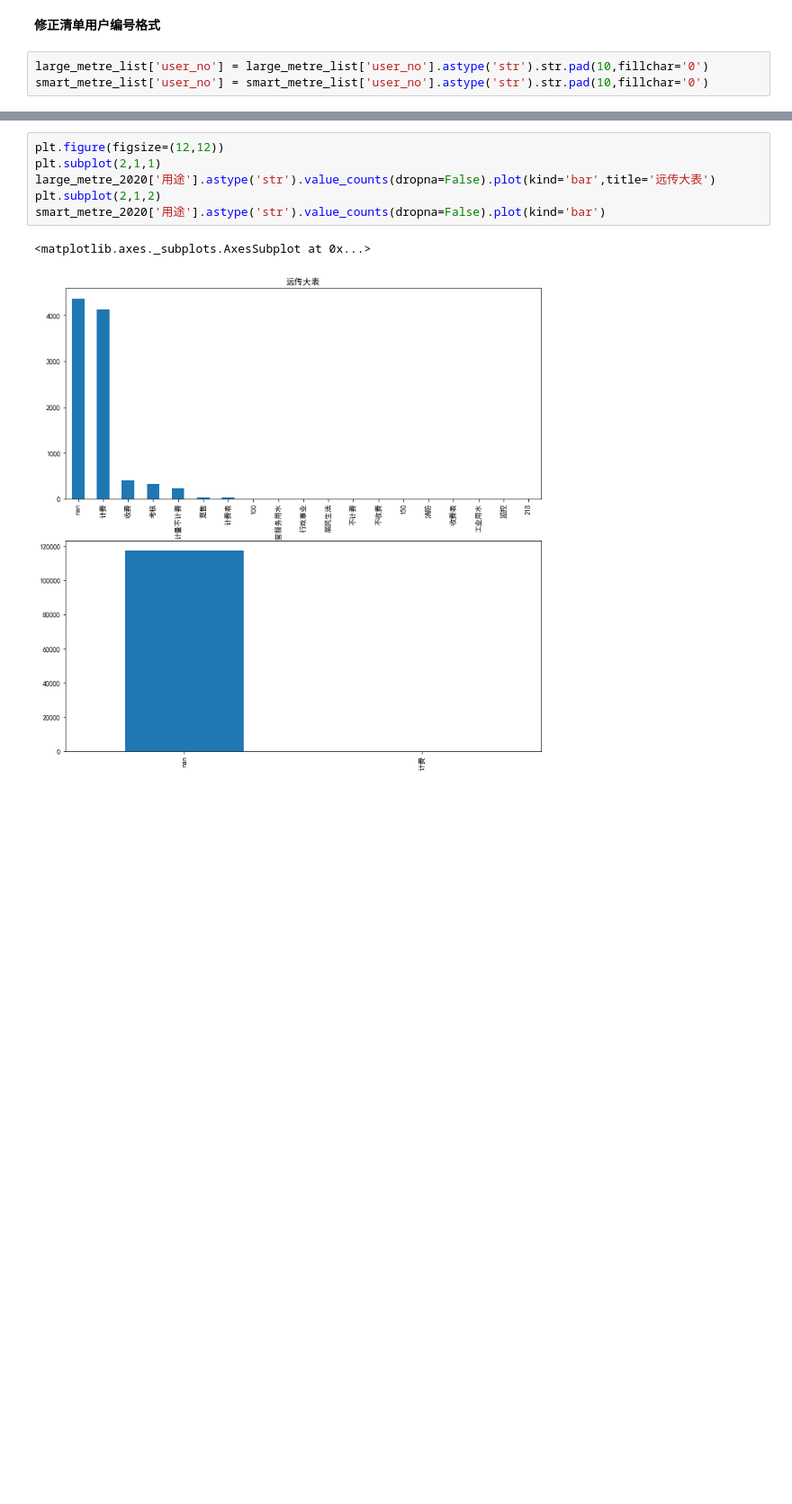
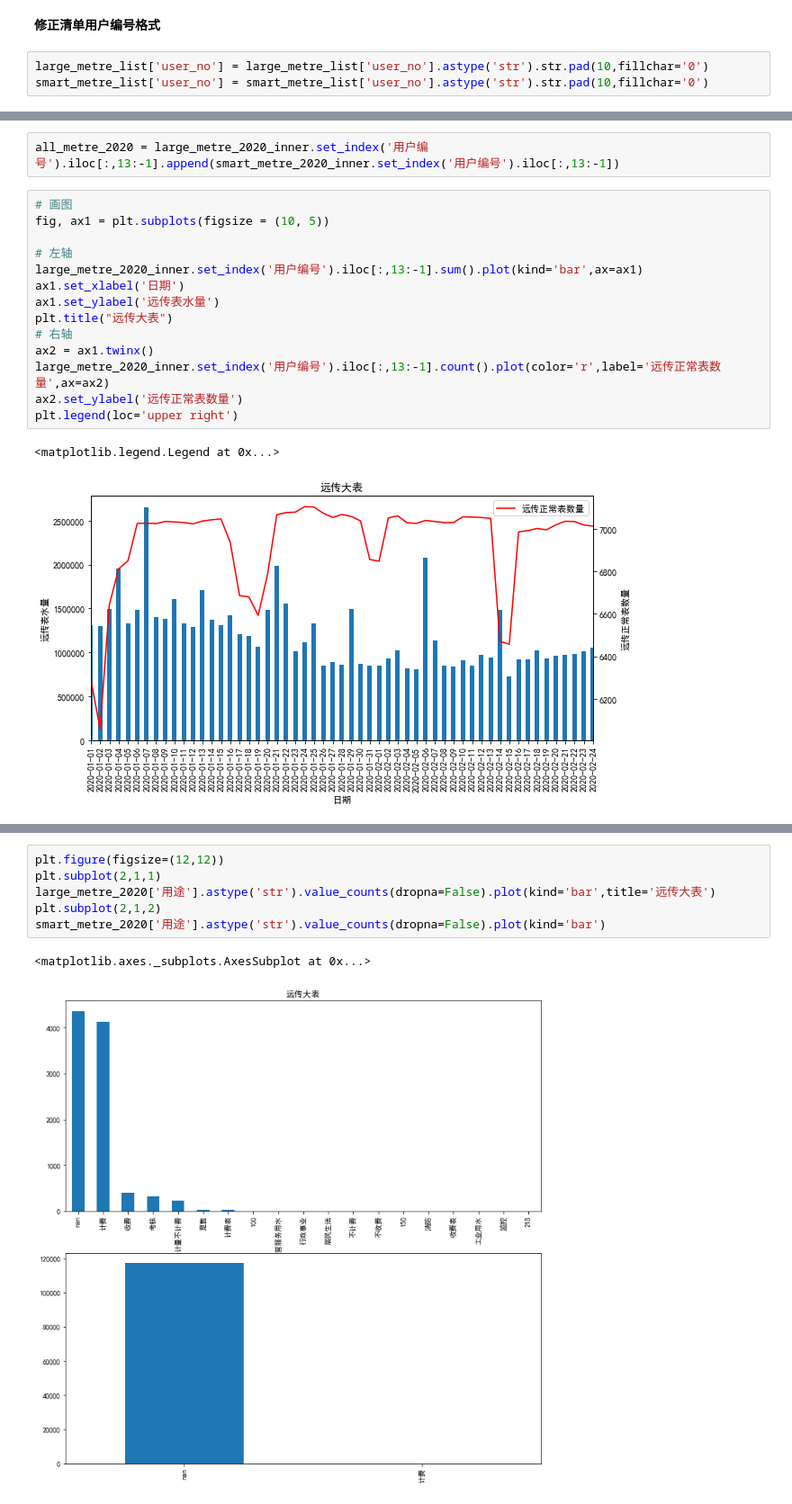
Before and after one commit to jayaston/mypyworks, a Jupyter notebook: 远传水表描述性分析.ipynb, the cells around one changed output, grey strips where cells are left out. Shown at 90% size. Drawn from its saved outputs; the diff is of its cells as text; blank space fills up the shorter version.

```diff
--- a/远传水表描述性分析.ipynb
+++ b/远传水表描述性分析.ipynb
@@ -195,0 +479,19 @@ Name: 用户名称, dtype: int64
+# %%
+all_metre_2020 = large_metre_2020_inner.set_index('用户编号').iloc[:,13:-1].append(smart_metre_2020_inner.set_index('用户编号').iloc[:,13:-1])
+# %%
+# 画图
+fig, ax1 = plt.subplots(figsize = (10, 5))
+
+# 左轴
+large_metre_2020_inner.set_index('用户编号').iloc[:,13:-1].sum().plot(kind='bar',ax=ax1)
+ax1.set_xlabel('日期')
+ax1.set_ylabel('远传表水量')
+plt.title("远传大表")
+# 右轴
+ax2 = ax1.twinx()
+large_metre_2020_inner.set_index('用户编号').iloc[:,13:-1].count().plot(color='r',label='远传正常表数量',ax=ax2)
+ax2.set_ylabel('远传正常表数量')
+plt.legend(loc='upper right')
+# %% [output]
+<matplotlib.legend.Legend at 0x...>
+[figure, added]
```
Also changed, not shown: parts of 88 cells of this notebook.
